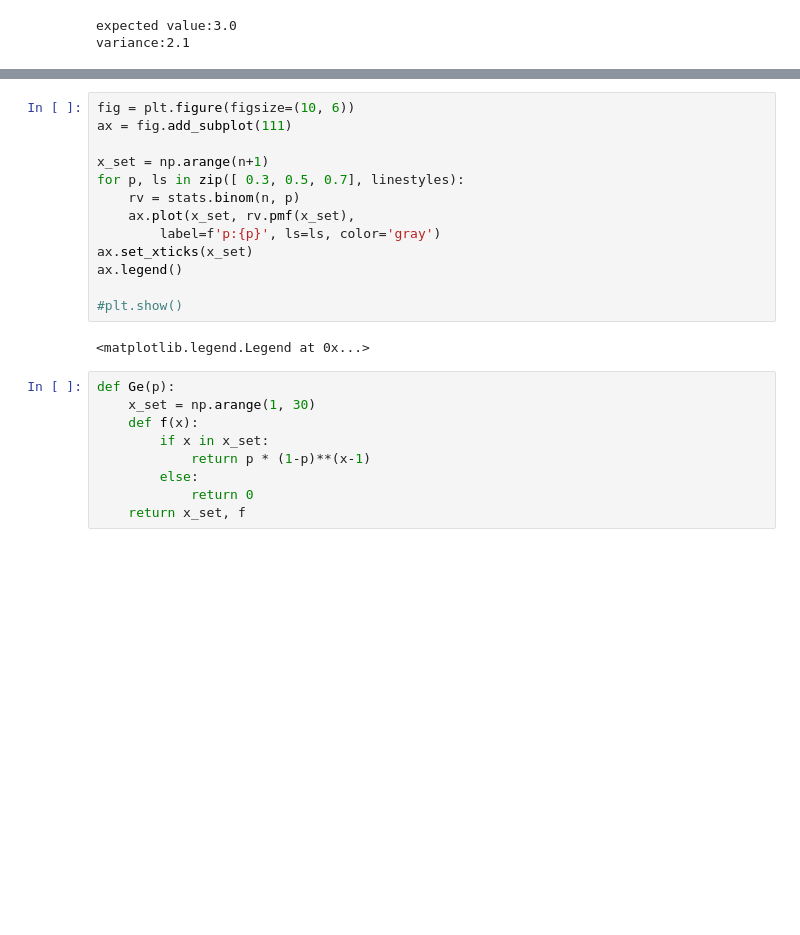
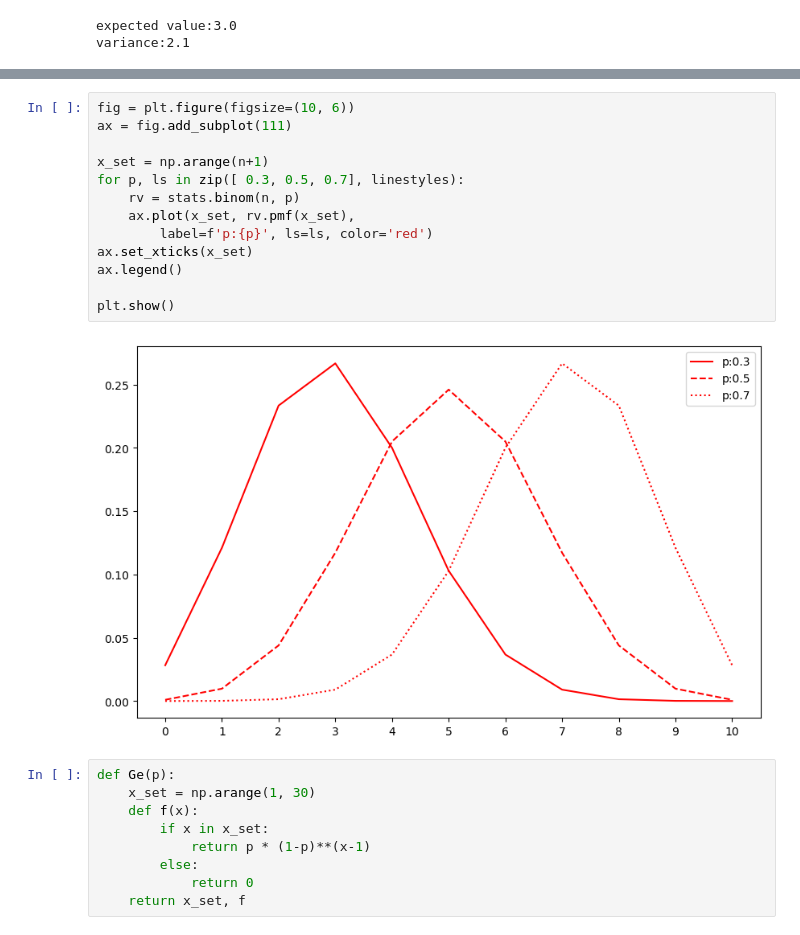
Before and after one commit to asqwef/stat_analysis, a Jupyter notebook: Ch06.ipynb, the cells around one changed output, grey strips where cells are left out. Saved outputs shown, nothing was run; the diff lists cells and outputs as text; blank space fills up the shorter version.

```diff
--- a/Ch06.ipynb
+++ b/Ch06.ipynb
@@ -105,18 +107,18 @@ variance:2.1
 # %%
 fig = plt.figure(figsize=(10, 6))
 ax = fig.add_subplot(111)
 
 x_set = np.arange(n+1)
 for p, ls in zip([ 0.3, 0.5, 0.7], linestyles):
     rv = stats.binom(n, p)
     ax.plot(x_set, rv.pmf(x_set),
-        label=f'p:{p}', ls=ls, color='gray')
+        label=f'p:{p}', ls=ls, color='red')
 ax.set_xticks(x_set)
 ax.legend()
 
-#plt.show()
+plt.show()
 # %% [output]
-<matplotlib.legend.Legend at 0x...>
+[figure, added]
 # %%
 def Ge(p):
     x_set = np.arange(1, 30)
```
Also changed, not shown: parts of 3 cells of this notebook.
